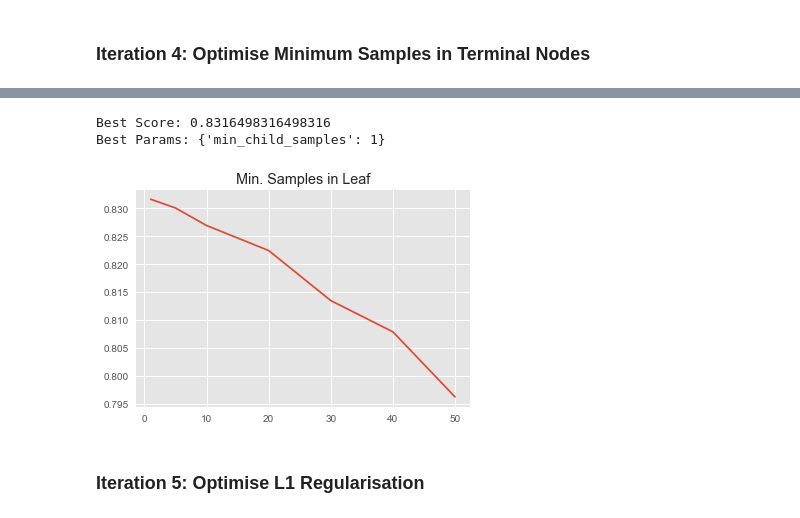
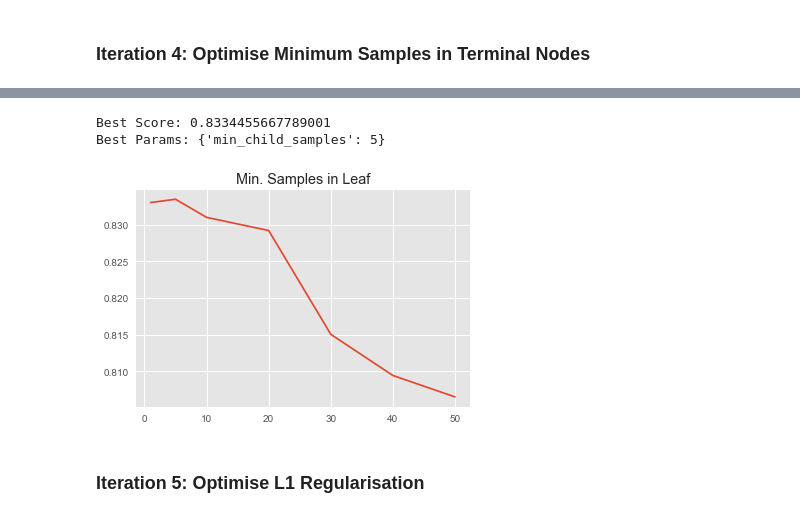
Before and after one commit to chrischow/kaggle_titanic, a Jupyter notebook: Notebooks/LGBM RF I.ipynb, the cells around one changed output, grey strips where cells are left out. Saved outputs shown, nothing was run; the diff lists cells and outputs as text; code cells hidden in the pictures.

```diff
--- a/Notebooks/LGBM RF I.ipynb
+++ b/Notebooks/LGBM RF I.ipynb
@@ -283,11 +302,11 @@ rf_low = GridSearchCV(
     estimator = LGBMClassifier(
         boosting_type = 'rf',
         objective = 'binary',
-        subsample = 0.632,
+        subsample = 0.75,
         subsample_freq = 1,
         max_depth = 5,
-        n_estimators = 2500,
-        colsample_bytree = 7/X_sub.shape[1],
+        n_estimators = best_n_estimators,
+        colsample_bytree = best_colsample_bytree,
         # min_child_samples = ,
         # reg_alpha = ,
         # reg_lambda = ,
@@ -320,17 +339,19 @@ GridSearchCV(cv=<sklearn.model_selection._split.RepeatedStratifiedKFold object a
        pre_dispatch='2*n_jobs', refit=True, return_train_score='warn',
        scoring=None, verbose=1)
 # %%
+# Save results
+best_min_child_samples = rf_low.best_params_['min_child_samples']
+
 # Print results
 print('Best Score: ' + str(rf_low.best_score_))
 print('Best Params: ' + str(rf_low.best_params_))
+
+# Plot results
+gaia_get_test(rf_low, param_min_leaf, 'Min. Samples in Leaf')
 # %% [output]
-Best Score: 0.8316498316498316
-Best Params: {'min_child_samples': 1}
+Best Score: 0.8334455667789001
+Best Params: {'min_child_samples': 5}
+[figure, added]
-# %%
-# Plot results
-gaia_get_test(rf_low, param_min_leaf, 'Min. Samples in Leaf')
-# %% [output]
-[figure, removed]
 # %% [markdown]
 ### Iteration 5: Optimise L1 Regularisation
 # %%
```
Also changed, not shown: parts of 23 cells of this notebook.
